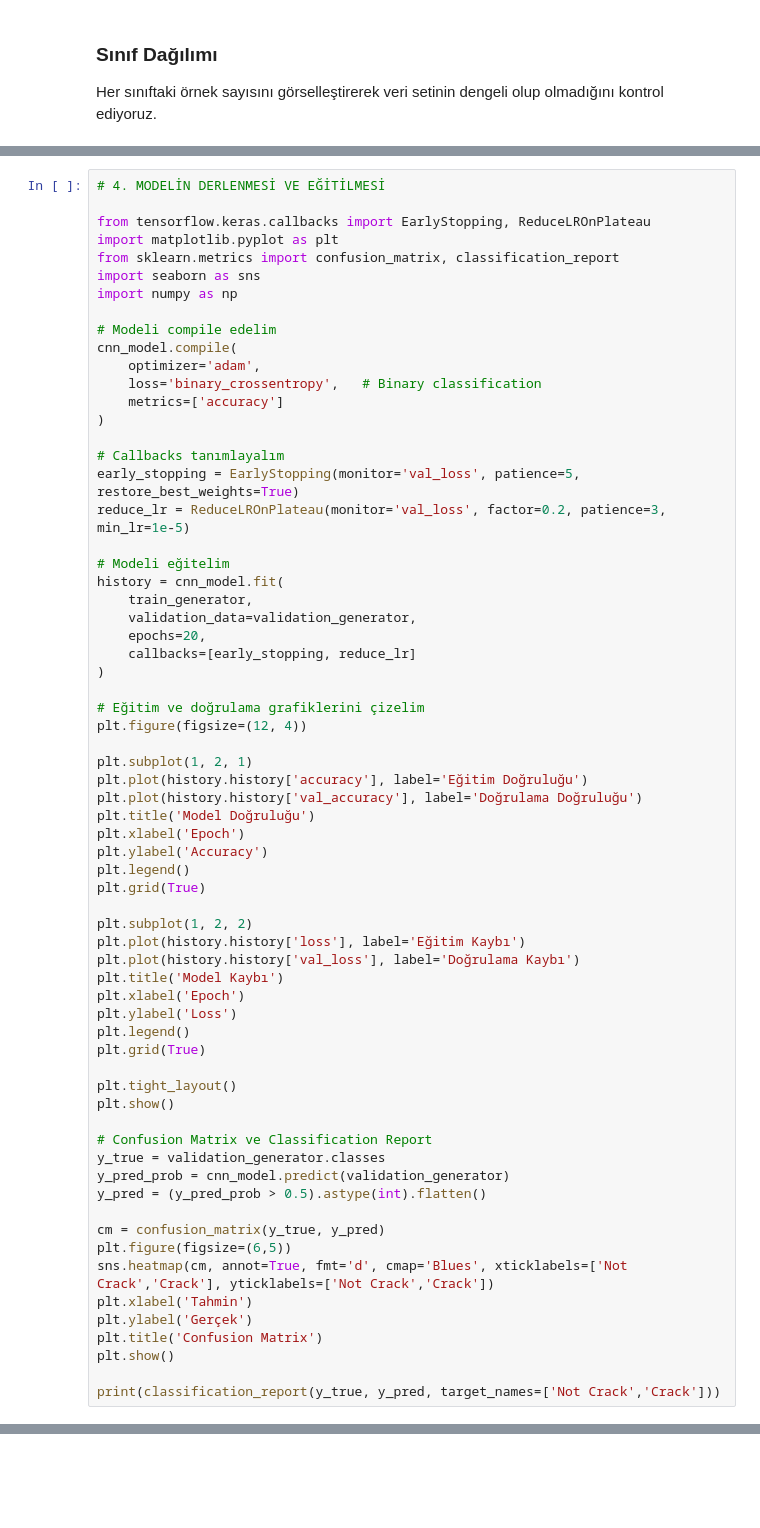
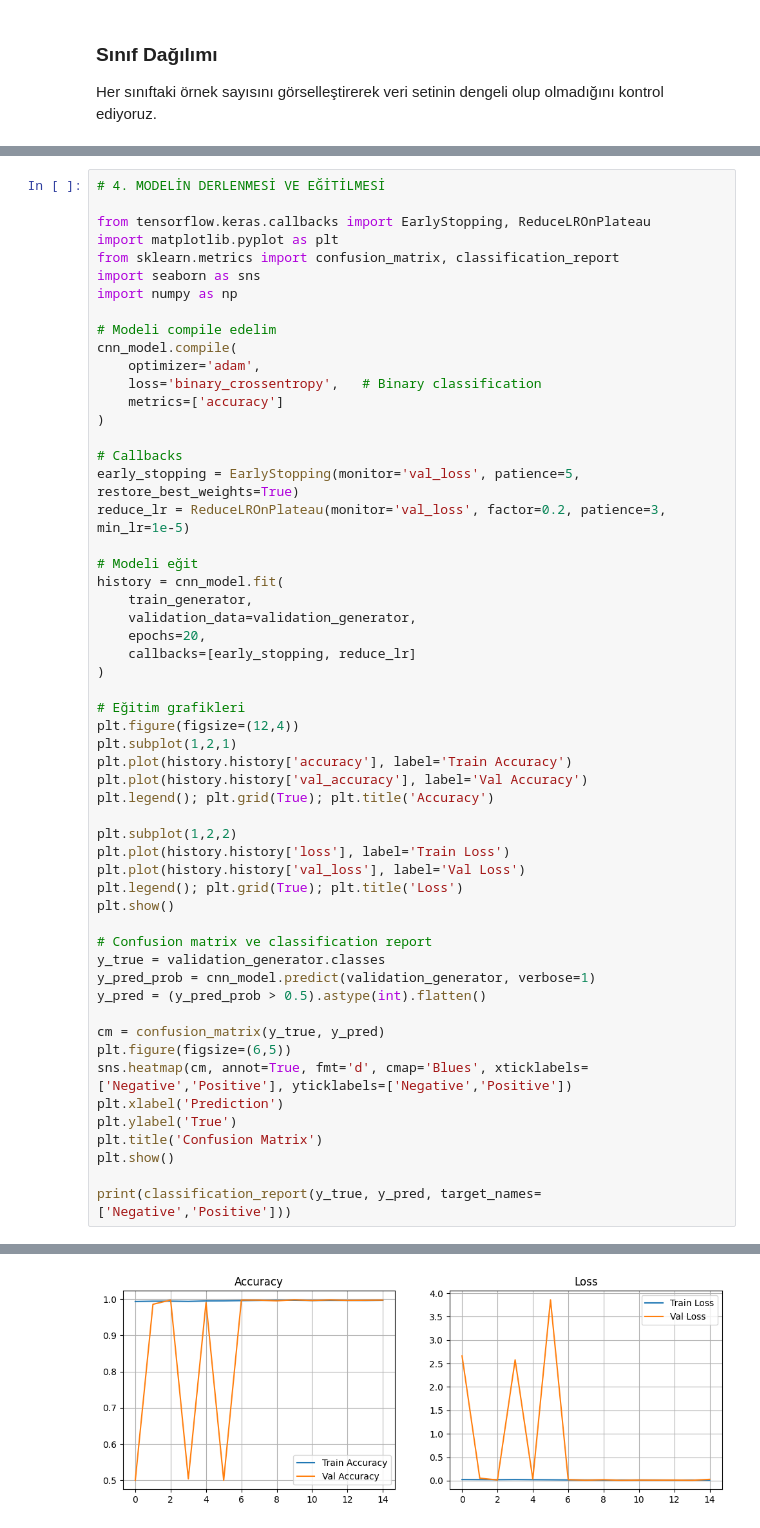
Before and after one commit to cetinkayahuseyin/beton-catlak-tahmin, a Jupyter notebook: beton-catlak-tahmin.ipynb, the cells around one changed output, grey strips where cells are left out. Saved outputs shown, nothing was run; the diff lists cells and outputs as text; blank space fills up the shorter version.

```diff
--- a/beton-catlak-tahmin.ipynb
+++ b/beton-catlak-tahmin.ipynb
@@ -224,11 +224,11 @@ cnn_model.compile(
     metrics=['accuracy']
 )
 
-# Callbacks tanımlayalım
+# Callbacks
 early_stopping = EarlyStopping(monitor='val_loss', patience=5, restore_best_weights=True)
 reduce_lr = ReduceLROnPlateau(monitor='val_loss', factor=0.2, patience=3, min_lr=1e-5)
 
-# Modeli eğitelim
+# Modeli eğit
 history = cnn_model.fit(
     train_generator,
     validation_data=validation_generator,
@@ -236,43 +236,32 @@ history = cnn_model.fit(
     callbacks=[early_stopping, reduce_lr]
 )
 
-# Eğitim ve doğrulama grafiklerini çizelim
-plt.figure(figsize=(12, 4))
+# Eğitim grafikleri
+plt.figure(figsize=(12,4))
+plt.subplot(1,2,1)
+plt.plot(history.history['accuracy'], label='Train Accuracy')
+plt.plot(history.history['val_accuracy'], label='Val Accuracy')
+plt.legend(); plt.grid(True); plt.title('Accuracy')
 
-plt.subplot(1, 2, 1)
-plt.plot(history.history['accuracy'], label='Eğitim Doğruluğu')
-plt.plot(history.history['val_accuracy'], label='Doğrulama Doğruluğu')
-plt.title('Model Doğruluğu')
-plt.xlabel('Epoch')
-plt.ylabel('Accuracy')
-plt.legend()
-plt.grid(True)
-
-plt.subplot(1, 2, 2)
-plt.plot(history.history['loss'], label='Eğitim Kaybı')
-plt.plot(history.history['val_loss'], label='Doğrulama Kaybı')
-plt.title('Model Kaybı')
-plt.xlabel('Epoch')
-plt.ylabel('Loss')
-plt.legend()
-plt.grid(True)
-
-plt.tight_layout()
+plt.subplot(1,2,2)
+plt.plot(history.history['loss'], label='Train Loss')
+plt.plot(history.history['val_loss'], label='Val Loss')
+plt.legend(); plt.grid(True); plt.title('Loss')
 plt.show()
 
-# Confusion Matrix ve Classification Report
+# Confusion matrix ve classification report
 y_true = validation_generator.classes
-y_pred_prob = cnn_model.predict(validation_generator)
+y_pred_prob = cnn_model.predict(validation_generator, verbose=1)
 y_pred = (y_pred_prob > 0.5).astype(int).flatten()
 
 cm = confusion_matrix(y_true, y_pred)
 plt.figure(figsize=(6,5))
-sns.heatmap(cm, annot=True, fmt='d', cmap='Blues', xticklabels=['Not Crack','Crack'], yticklabels=['Not Crack','Crack'])
-plt.xlabel('Tahmin')
-plt.ylabel('Gerçek')
+sns.heatmap(cm, annot=True, fmt='d', cmap='Blues', xticklabels=['Negative','Positive'], yticklabels=['Negative','Positive'])
+plt.xlabel('Prediction')
+plt.ylabel('True')
 plt.title('Confusion Matrix')
 plt.show()
 
-print(classification_report(y_true, y_pred, target_names=['Not Crack','Crack']))
+print(classification_report(y_true, y_pred, target_names=['Negative','Positive']))
 # %% [output]
 Epoch 1/20
@@ -278,0 +284 @@ Epoch 1/20
+[figure, new version]
```
Also changed, not shown: parts of 14 cells of this notebook.
